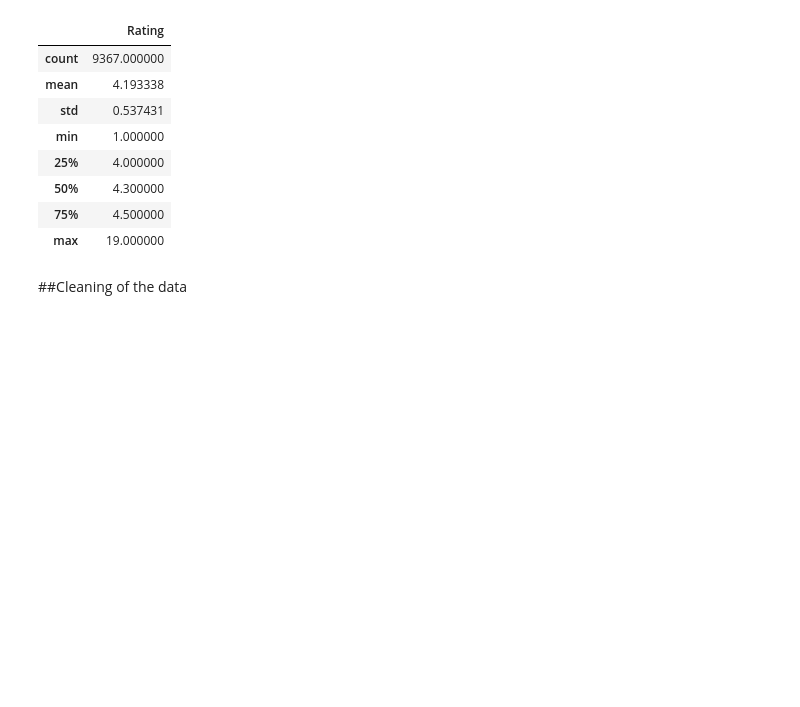
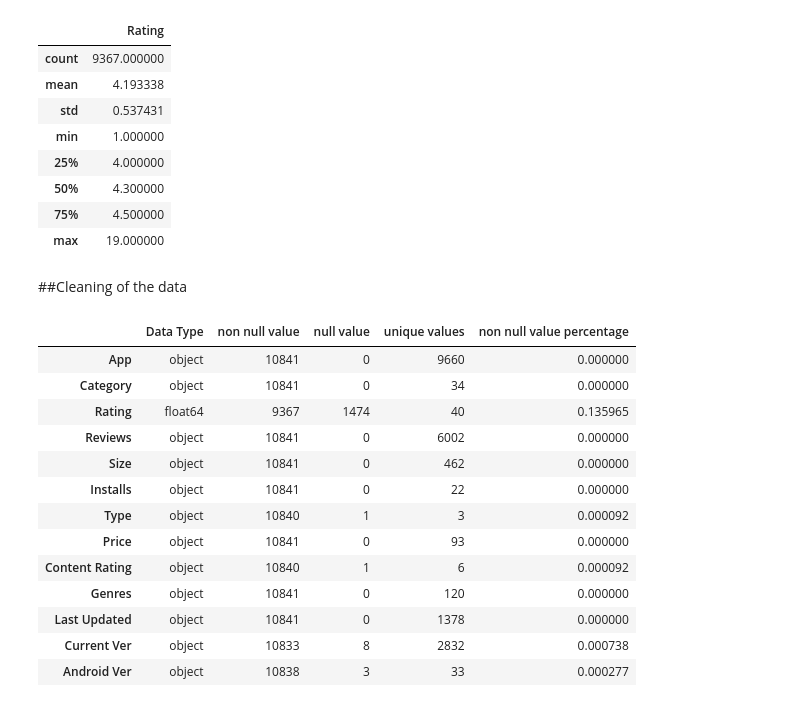
Before and after one commit to gauravrs195/Capstone-1-Play-Store-App-Review-Analysis, a Jupyter notebook: Copy_of_Play_Store_App_Review_Analysis_Capstone_Project.ipynb, the cells around one changed output. Saved outputs shown, nothing was run; the diff lists cells and outputs as text; code cells hidden in the pictures; blank space fills up the shorter version.

```diff
--- a/Copy_of_Play_Store_App_Review_Analysis_Capstone_Project.ipynb
+++ b/Copy_of_Play_Store_App_Review_Analysis_Capstone_Project.ipynb
@@ -101,0 +104,26 @@ psd_df.describe()
+# %%
+# this function give type, non null value, null value, unique value and non null value %
+def playstoreinfo():
+  temp = pd.DataFrame(index = psd_df.columns)
+  temp['Data Type'] = psd_df.dtypes
+  temp['non null value'] = psd_df.count()
+  temp['null value'] = psd_df.isnull().sum()
+  temp['unique values'] = psd_df.nunique()
+  temp['non null value percentage'] = psd_df.isnull().mean()
+  return temp
+playstoreinfo()
+# %% [output]
+|  | Data Type | non null value | null value | unique values | non null value percentage |
+| App | object | 10841 | 0 | 9660 | 0.000000 |
+| Category | object | 10841 | 0 | 34 | 0.000000 |
+| Rating | float64 | 9367 | 1474 | 40 | 0.135965 |
+| Reviews | object | 10841 | 0 | 6002 | 0.000000 |
+| Size | object | 10841 | 0 | 462 | 0.000000 |
+| Installs | object | 10841 | 0 | 22 | 0.000000 |
+| Type | object | 10840 | 1 | 3 | 0.000092 |
+| Price | object | 10841 | 0 | 93 | 0.000000 |
+| Content Rating | object | 10840 | 1 | 6 | 0.000092 |
+| Genres | object | 10841 | 0 | 120 | 0.000000 |
+| Last Updated | object | 10841 | 0 | 1378 | 0.000000 |
+| Current Ver | object | 10833 | 8 | 2832 | 0.000738 |
+| Android Ver | object | 10838 | 3 | 33 | 0.000277 |
```
Also changed, not shown: parts of 15 cells of this notebook.
